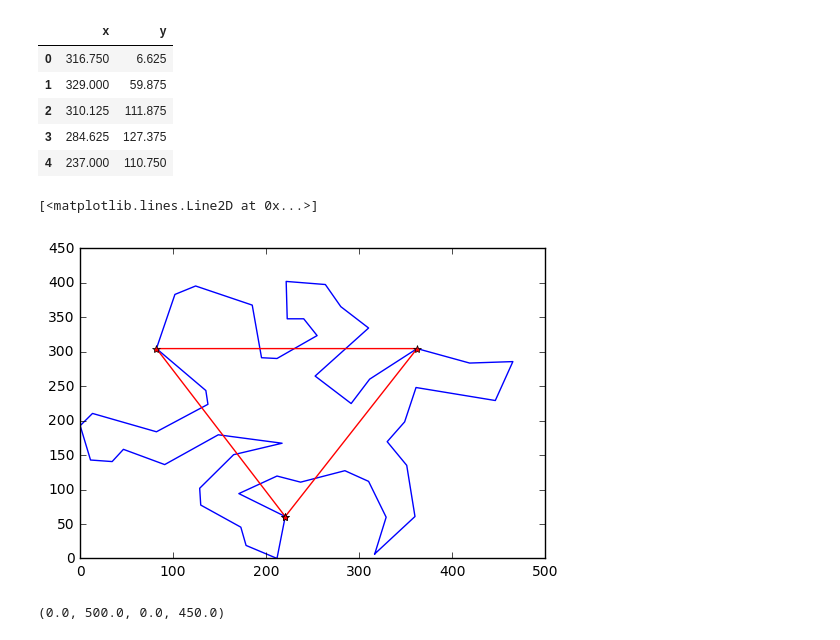
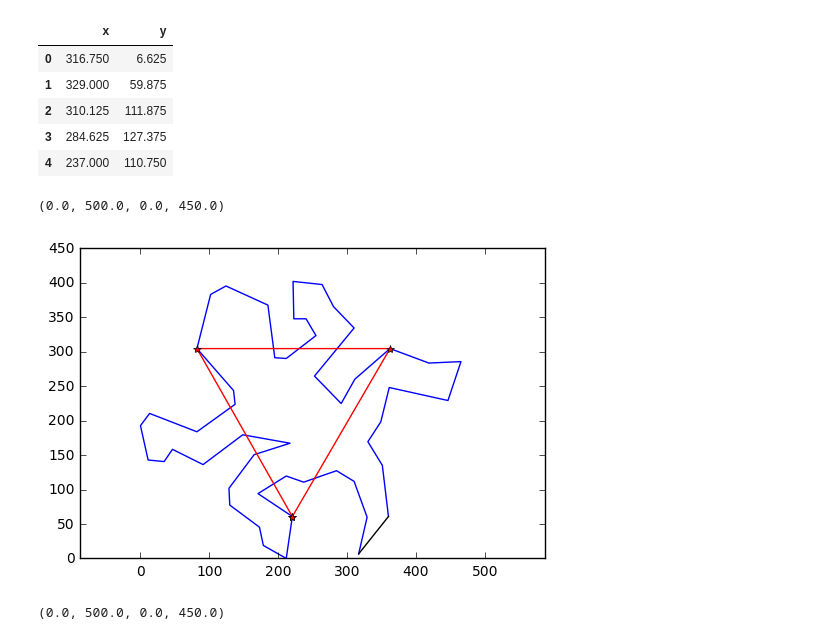
Before and after one commit to ArminOonk/JupyterTest, a Jupyter notebook: Tessellation.ipynb, the cells around one changed output. Drawn from its saved outputs; the diff is of its cells as text; code cells hidden in the pictures.

Commit message:
closing the lizard without adding an extra point to the raw file

```diff
--- a/Tessellation.ipynb
+++ b/Tessellation.ipynb
@@ -44,11 +44,15 @@ def rotate(coords, angle):
 # %%
 # show that verticies 8, 26 and 42 almost form an equilateral triangle
 triangle_indeces = [7, 25, 41, 7]
-plot(raw_lizard['x'], raw_lizard['y'])
+close_indeces = [len(raw_lizard)-1, 0]
+
+plot(raw_lizard['x'], raw_lizard['y'], 'b')
+plot(raw_lizard['x'][close_indeces], raw_lizard['y'][close_indeces], 'b')
 plot(raw_lizard['x'][triangle_indeces], raw_lizard['y'][triangle_indeces], 'r-*')
+axis('equal')
 # %% [output]
-[<matplotlib.lines.Line2D at 0x...>]
+(0.0, 500.0, 0.0, 450.0)
-[figure, old version]
+[figure, new version]
 # %%
 part1 = raw_lizard[7:(7+10)]
 plot(part1['x'], part1['y'], 'm')
```
Also changed, not shown: parts of 1 cell of this notebook, 1 other file.
